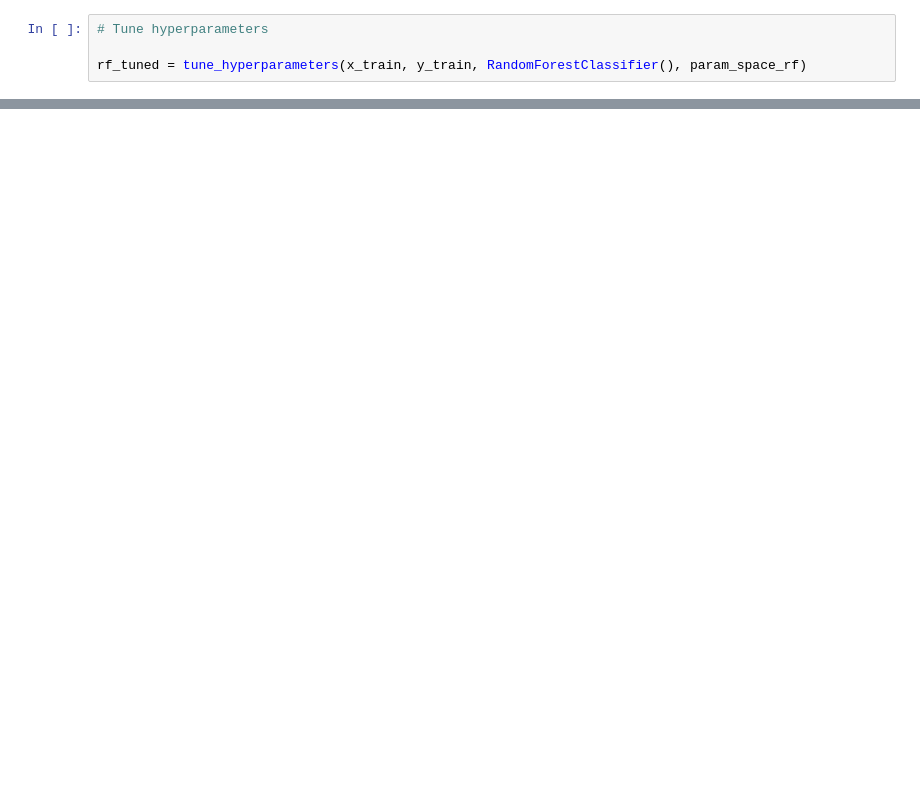
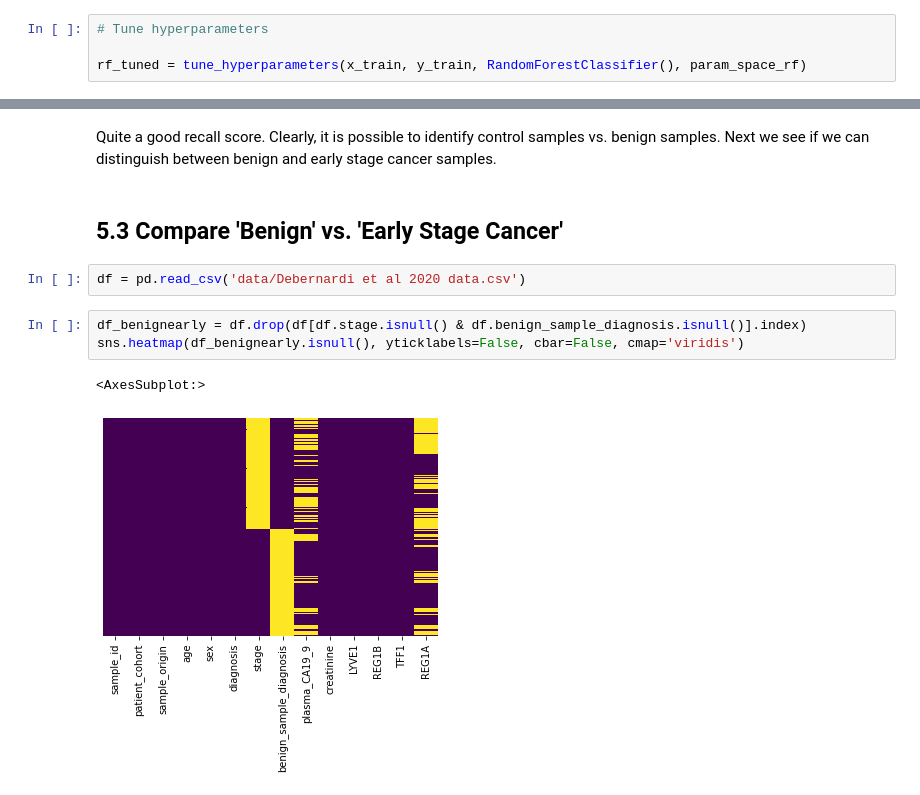
Before and after one commit to s-mushnoori/pancreatic-cancer-2, a Jupyter notebook: pancreatic-cancer-2.ipynb, the cells around one changed output, grey strips where cells are left out. Saved outputs shown, nothing was run; the diff lists cells and outputs as text; blank space fills up the shorter version.

```diff
--- a/pancreatic-cancer-2.ipynb
+++ b/pancreatic-cancer-2.ipynb
@@ -555,0 +637,12 @@ On the other hand, we must realize that this dataset is extremely unbalanced wit
+# %% [markdown]
+Quite a good recall score. Clearly, it is possible to identify control samples vs. benign samples. Next we see if we can distinguish between benign and early stage cancer samples.
+# %% [markdown]
+## 5.3 Compare 'Benign' vs. 'Early Stage Cancer'
+# %%
+df = pd.read_csv('data/Debernardi et al 2020 data.csv')
+# %%
+df_benignearly = df.drop(df[df.stage.isnull() & df.benign_sample_diagnosis.isnull()].index)
+sns.heatmap(df_benignearly.isnull(), yticklabels=False, cbar=False, cmap='viridis')
+# %% [output]
+<AxesSubplot:>
+[figure, added]
```
Also changed, not shown: parts of 44 cells of this notebook, 5 other files.
